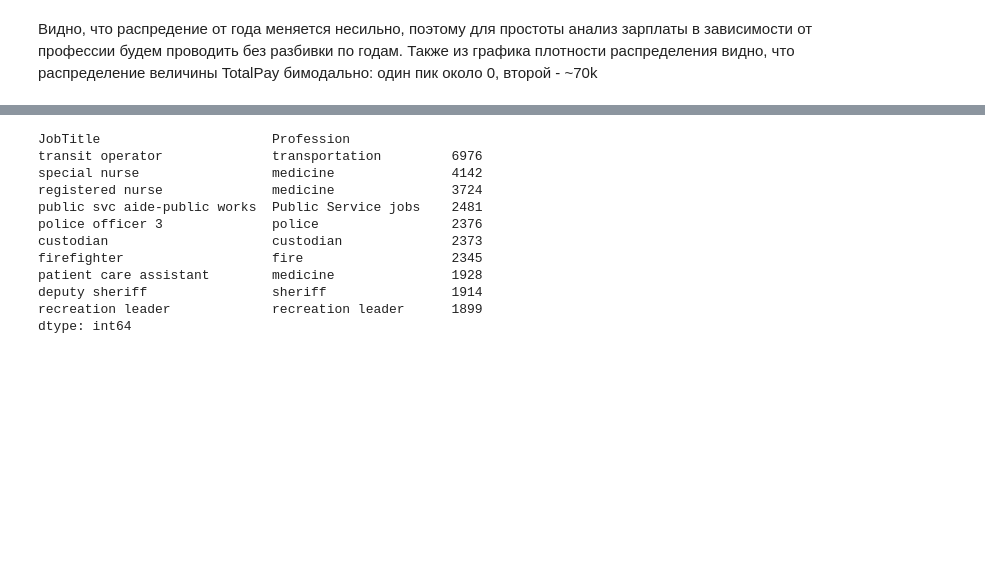
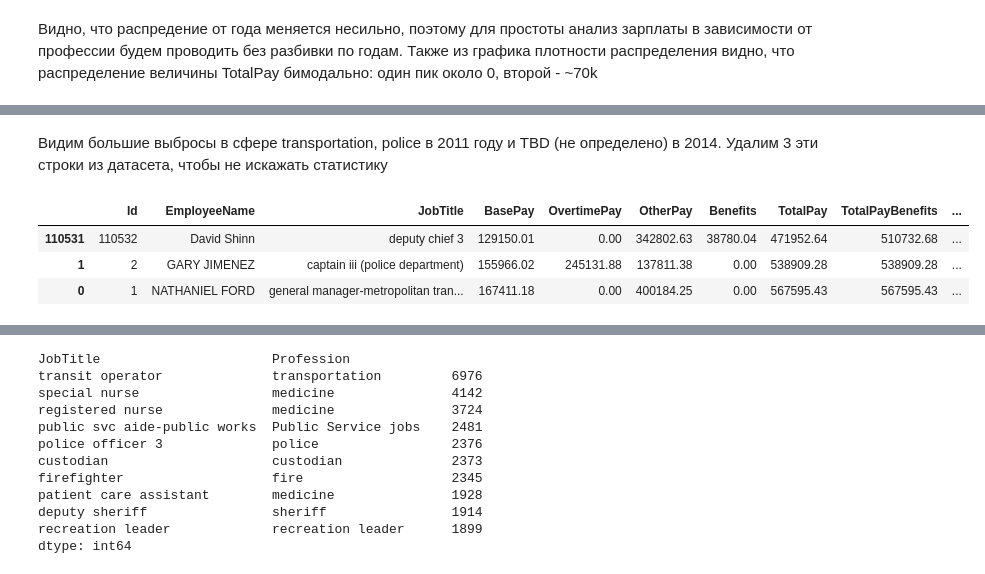
Before and after one commit to savitskaya-om/python, a Jupyter notebook: project/PROJECT.ipynb, the cells around one changed output, grey strips where cells are left out. Cells and saved outputs as stored; diff of their text form; code cells hidden in the pictures; blank space fills up the shorter version.

```diff
--- a/project/PROJECT.ipynb
+++ b/project/PROJECT.ipynb
@@ -316,0 +332,9 @@ sns.kdeplot(data=sal, x="TotalPay", hue="Year")
+# %% [markdown]
+Видим большие выбросы в сфере transportation, police в 2011 году и TBD (не определено) в 2014. Удалим 3 эти строки из датасета, чтобы не искажать статистику
+# %%
+sal.nlargest(3, 'TotalPay').sort_values('TotalPay')
+# %% [output]
+|  | Id | EmployeeName | JobTitle | BasePay | OvertimePay | OtherPay | Benefits | TotalPay | TotalPayBenefits | ... |
+| 110531 | 110532 | David Shinn | deputy chief 3 | 129150.01 | 0.00 | 342802.63 | 38780.04 | 471952.64 | 510732.68 | ... |
+| 1 | 2 | GARY JIMENEZ | captain iii (police department) | 155966.02 | 245131.88 | 137811.38 | 0.00 | 538909.28 | 538909.28 | ... |
+| 0 | 1 | NATHANIEL FORD | general manager-metropolitan tran... | 167411.18 | 0.00 | 400184.25 | 0.00 | 567595.43 | 567595.43 | ... |
```
Also changed, not shown: parts of 16 cells of this notebook.
